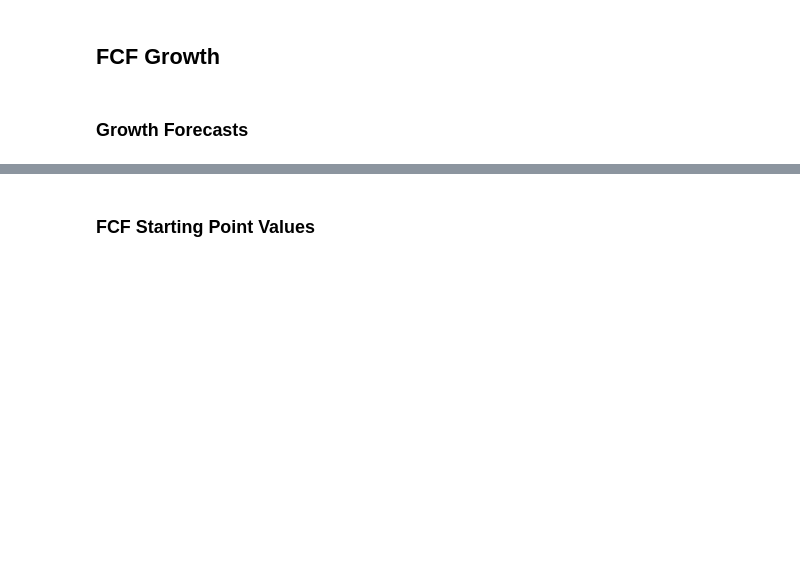
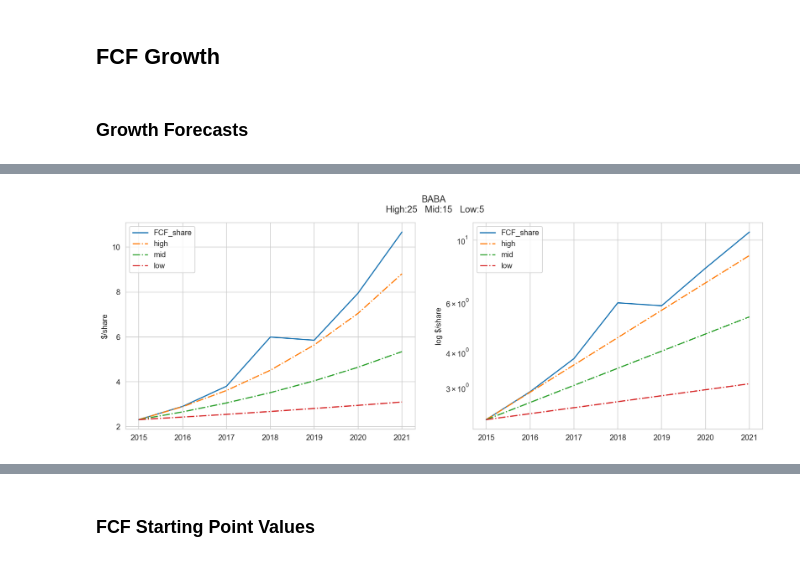
Before and after one commit to nomalet/investing, a Jupyter notebook: notebooks/2 Build Free Cash Flow.ipynb, the cells around one changed output, grey strips where cells are left out. Drawn from its saved outputs; the diff is of its cells as text; code cells hidden in the pictures; blank space fills up the shorter version.

```diff
--- a/notebooks/2 Build Free Cash Flow.ipynb
+++ b/notebooks/2 Build Free Cash Flow.ipynb
@@ -83,0 +95,4 @@ sensitivity_plot(company_fcf, "ACN", 15, 8, 5)
+# %%
+sensitivity_plot(company_fcf, "BABA", 25, 15, 5, start_at=2015)
+# %% [output]
+[figure, added]
```
Also changed, not shown: parts of 30 cells of this notebook, 9 other files.
